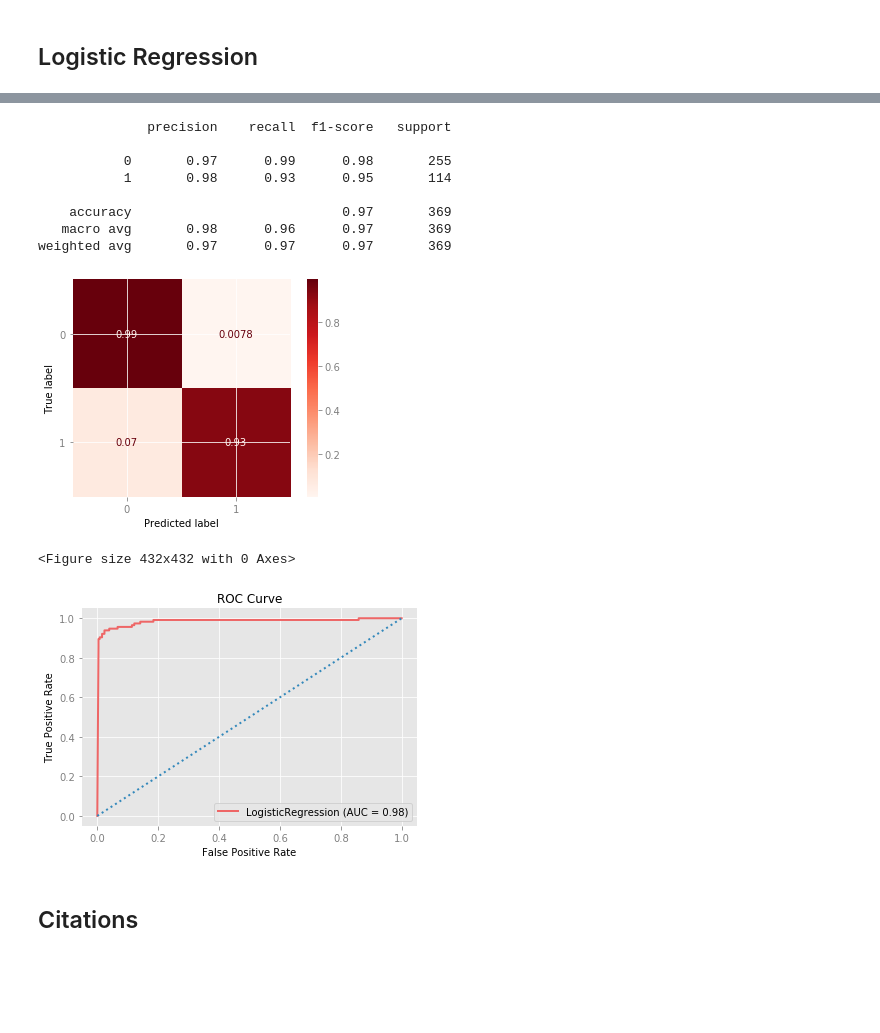
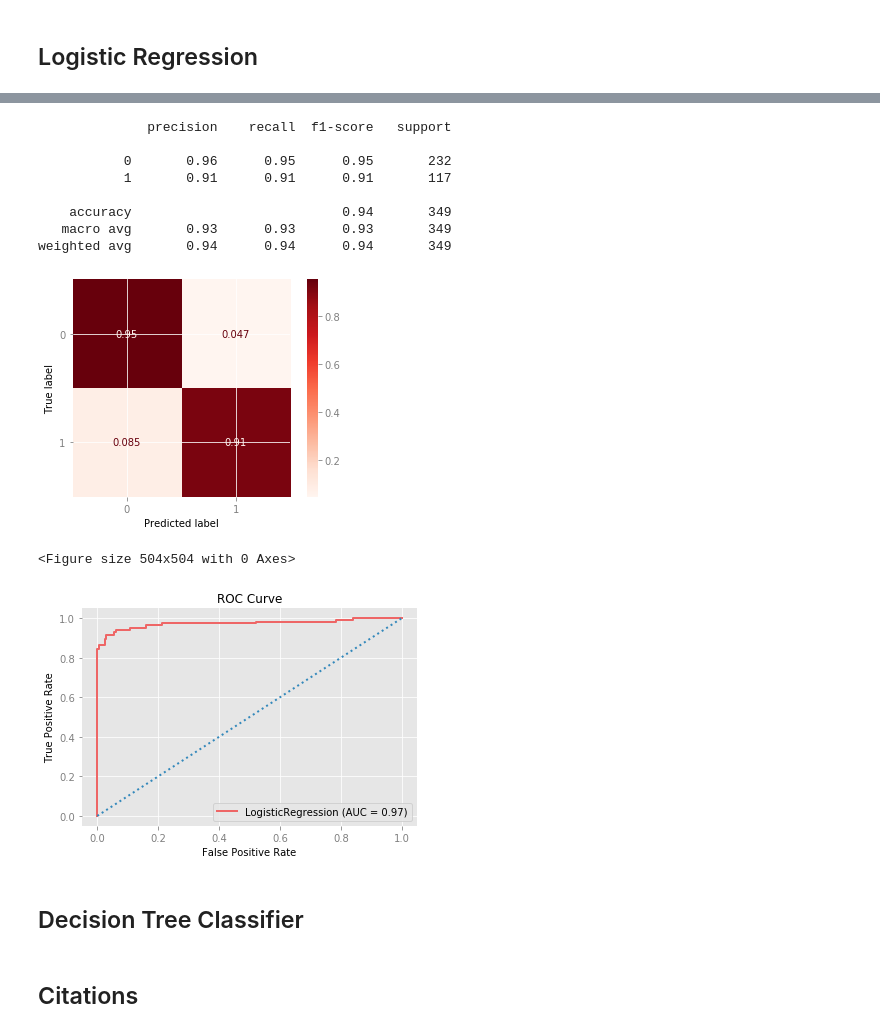
Before and after one commit to Lewis34cs/Credit_Card_Fraud_Detection, a Jupyter notebook: creditcard_fraud.ipynb, the cells around one changed output, grey strips where cells are left out. Saved outputs shown, nothing was run; the diff lists cells and outputs as text; code cells hidden in the pictures; blank space fills up the shorter version.

Commit message:
Creating and adding class weights to Logistic Regression Model

```diff
--- a/creditcard_fraud.ipynb
+++ b/creditcard_fraud.ipynb
@@ -87,3 +109,6 @@ At first glance, it seems we do not have any rows with null information.
+# %%
+# Dropping rows where Amount is equal to 0
+df = df[df['Amount'] > 0]
 # %%
 fraud = df['Class'].value_counts()[1]
 true = df['Class'].value_counts()[0]
@@ -217,7 +242,7 @@ Index(['V1', 'V2', 'V3', 'V4', 'V5', 'V6', 'V7', 'V8', 'V9', 'V10', 'V11',
 # %% [markdown]
 ### Dummy Classifier
 # %%
-dummy = DummyClassifier()
+dummy = DummyClassifier(strategy='stratified')
 # %%
 dummy.fit(X_train, y_train)
 y_pred = dummy.predict(y_test)
@@ -244,0 +270,5 @@ The recall score for the dummy classifier is 40% when it comes to correctly iden
+# %%
+class_weights = class_weight.compute_class_weight('balanced', classes=np.unique(y_train),
+                                                  y=y_train)
+class_weights_dict = {0: class_weights[0], 1: class_weights[1]}
+print(f"Our class weights:\n{class_weights_dict}")
@@ -246,7 +279,8 @@ The recall score for the dummy classifier is 40% when it comes to correctly iden
 ## Logistic Regression
 # %%
 # Creating and fitting the model on the train set
-model = LogisticRegression(fit_intercept=False, C=1e12, solver='liblinear')
+model = LogisticRegression(fit_intercept=False, C=1e12, solver='liblinear',
+                          class_weight=class_weights_dict)
 fit_model = model.fit(X_train, y_train)
 # %%
 y_hat_test = fit_model.predict(X_test)
@@ -268,27 +302,30 @@ print(classification_report(y_test, y_hat_test))
 # %% [output]
               precision    recall  f1-score   support
 
-           0       0.97      0.99      0.98       255
-           1       0.98      0.93      0.95       114
+           0       0.96      0.95      0.95       232
+           1       0.91      0.91      0.91       117
 
-    accuracy                           0.97       369
-   macro avg       0.98      0.96      0.97       369
-weighted avg       0.97      0.97      0.97       369
+    accuracy                           0.94       349
+   macro avg       0.93      0.93      0.93       349
+weighted avg       0.94      0.94      0.94       349
 # %%
 plot_confusion_matrix(fit_model, X_test,y_test,normalize='true',cmap='Reds');
 # %% [output]
-[figure, old version]
+[figure, new version]
 # %%
 ## Plot Roc Curve on second ax
-plt.figure(figsize=(6, 6))
+plt.figure(figsize=(7, 7))
 roc_plot = plot_roc_curve(model, X_test, y_test)
 plt.legend()
 # Threshold line
 plt.plot([0,1],[0,1],ls=':')
-plt.title('ROC Curve');
+plt.title('ROC Curve')
+plt.show()
 # %% [output]
-<Figure size 432x432 with 0 Axes>
+<Figure size 504x504 with 0 Axes>
-[figure, old version]
+[figure, new version]
+# %% [markdown]
+## Decision Tree Classifier
 # %% [markdown]
 ## Citations
 # %% [markdown]
```
Also changed, not shown: parts of 15 cells of this notebook.
